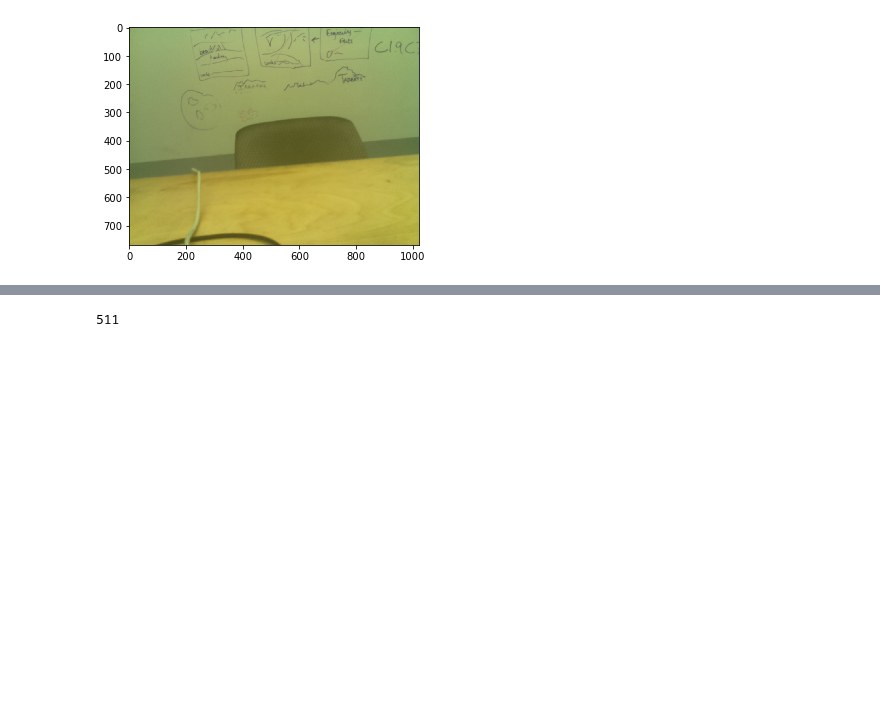
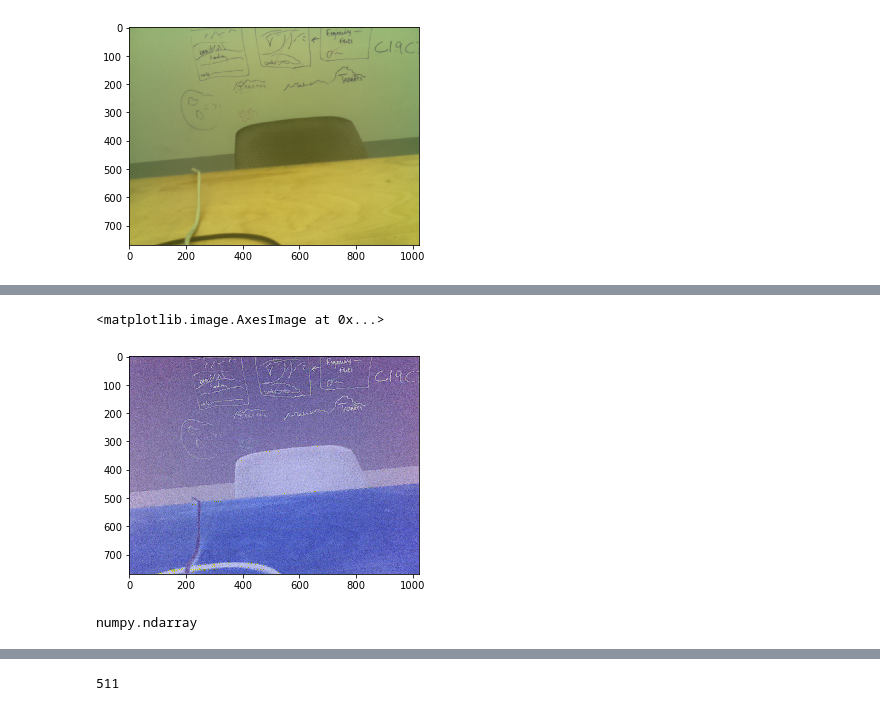
Before and after one commit to newsch/wonky-bobbin, a Jupyter notebook: ImageSharpening.ipynb, the cells around one changed output, grey strips where cells are left out. Saved outputs shown, nothing was run; the diff lists cells and outputs as text; code cells hidden in the pictures; blank space fills up the shorter version.

```diff
--- a/ImageSharpening.ipynb
+++ b/ImageSharpening.ipynb
@@ -43,3 +78,12 @@ plt.imshow(sharpIm)
+# %%
+plt.imshow(bad.astype(np.int16))
+# %% [output]
+<matplotlib.image.AxesImage at 0x...>
+[figure, added]
+# %%
+type(sharpIm)
+# %% [output]
+numpy.ndarray
 # %%
 np.max(sharpIm)
 # %% [output]
```
Also changed, not shown: parts of 9 cells of this notebook.
